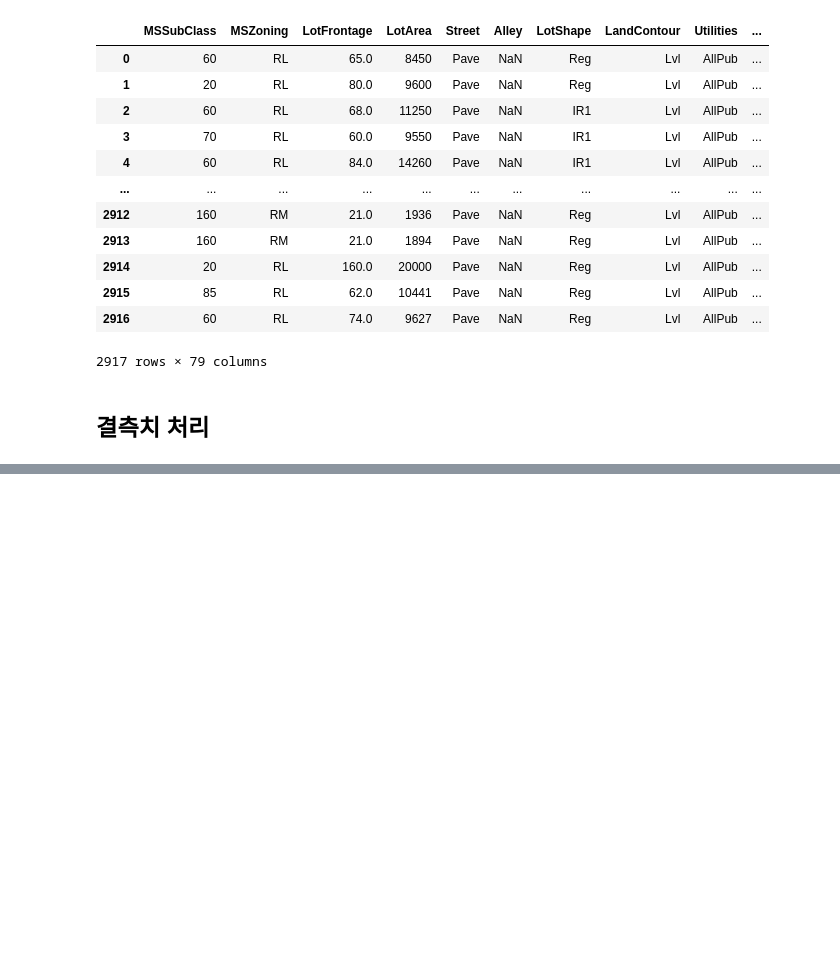
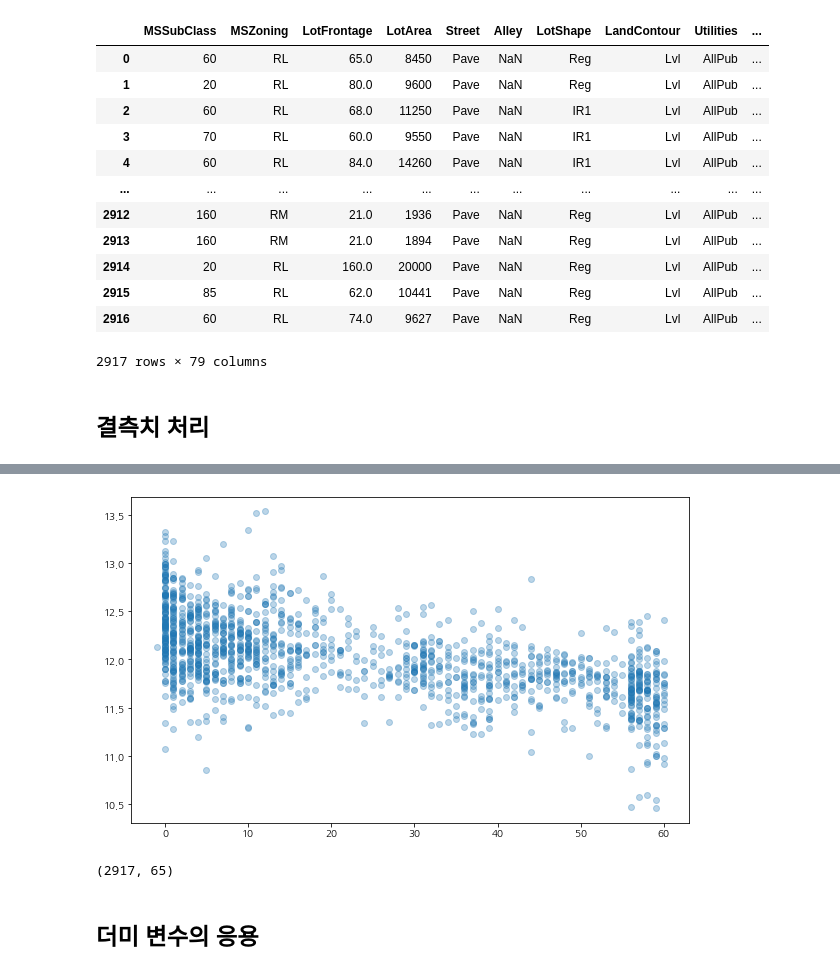
Before and after one commit to shinjangwoon/Kaggle, a Jupyter notebook: kaggle/House Prices/house prices.ipynb, the cells around one changed output, grey strips where cells are left out. Drawn from its saved outputs; the diff is of its cells as text; code cells hidden in the pictures; blank space fills up the shorter version.

```diff
--- a/kaggle/House Prices/house prices.ipynb
+++ b/kaggle/House Prices/house prices.ipynb
@@ -182,0 +451,22 @@ all_df
+# %%
+# YrSold와 YearRemodAdd 연도 차이 값에 대한 도출 변수 생성
+# 도출된 값이 클수록 SalePrice의 값이 하향하는 그래프 기대
+YearSinceRemodel=train['YrSold'].astype(int)-train['YearRemodAdd'].astype(int)
+
+fig, ax=plt.subplots(figsize=(10, 6))
+ax.scatter(YearSinceRemodel, y, alpha=0.3)
+fig.show()
+# %% [output]
+[figure, added]
+# %%
+# 차이 값 저장하는 코드 작성 후, YrSold와 YearRemodAdd 변수 삭제
+
+all_df['YearSinceRemodel']=all_df['YrSold'].astype(int)-all_df['YearRemodAdd'].astype(int)
+
+all_df=all_df.drop(['YrSold', 'YearRemodAdd'], axis=1)
+
+print(all_df.shape)
+# %% [output]
+(2917, 65)
+# %% [markdown]
+## 더미 변수의 응용
```
Also changed, not shown: parts of 21 cells of this notebook.
